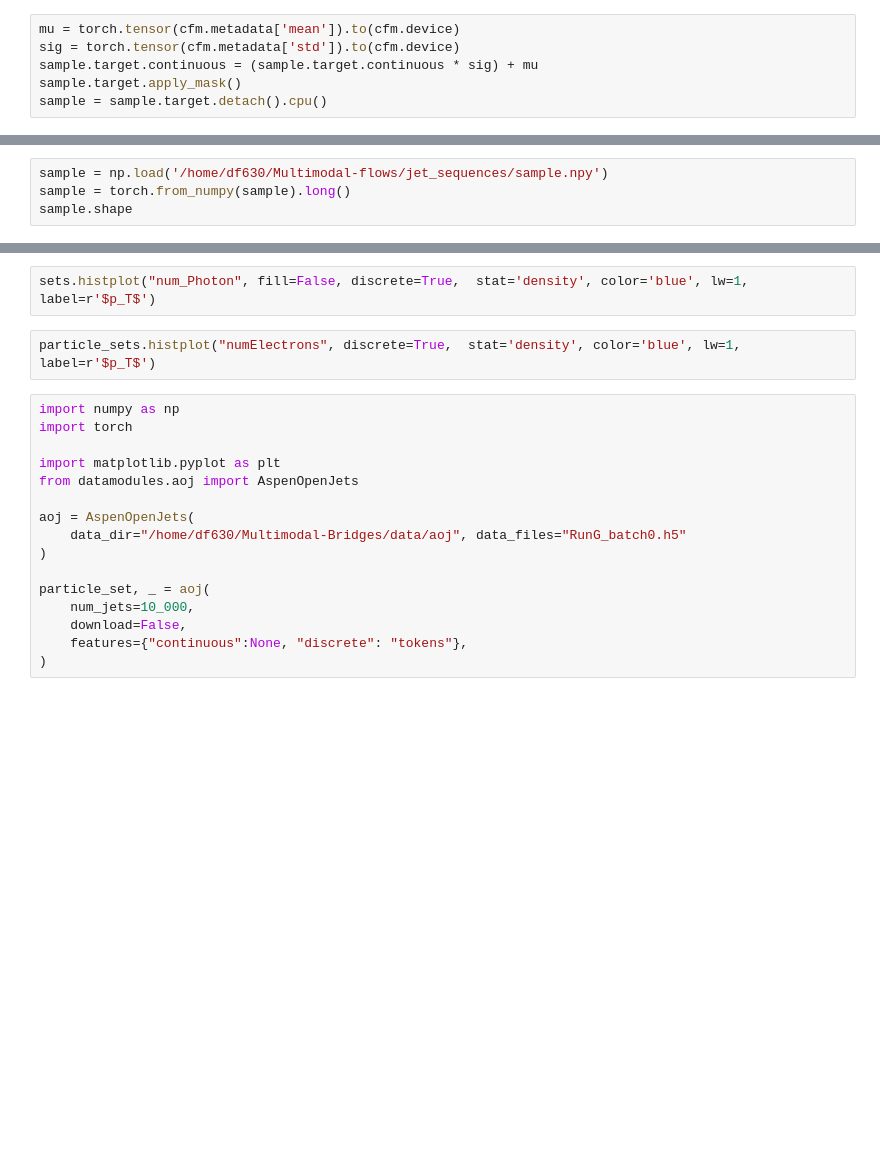
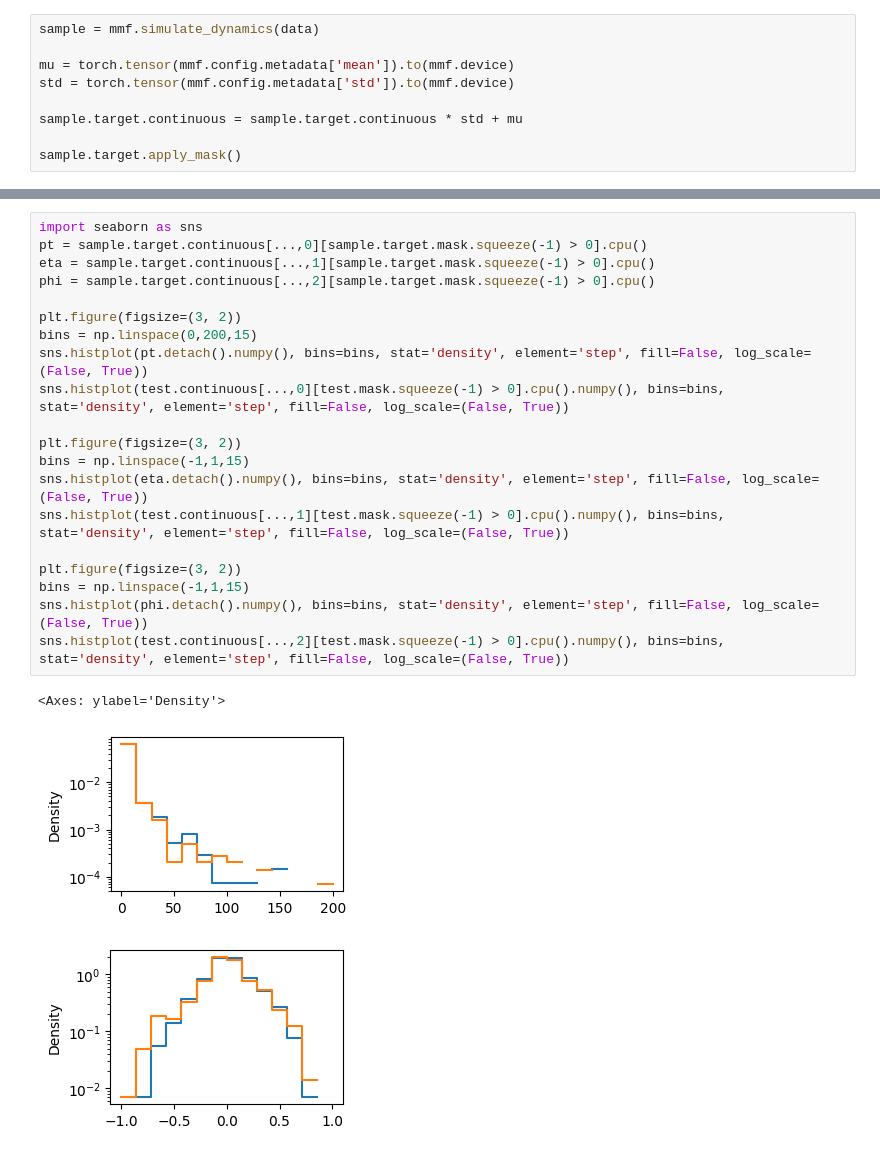
Before and after one commit to dfaroughy/Multimodal-flows, a Jupyter notebook: notebooks/CFM_results.ipynb, the cells around one changed output, grey strips where cells are left out. Cells and saved outputs as stored; diff of their text form; blank space fills up the shorter version.

```diff
--- a/notebooks/CFM_results.ipynb
+++ b/notebooks/CFM_results.ipynb
@@ -181,6 +232,9 @@ tensor([[ 0.5993, -0.7434,  0.1413],
 # %%
-mu = torch.tensor(cfm.metadata['mean']).to(cfm.device)
-sig = torch.tensor(cfm.metadata['std']).to(cfm.device)
-sample.target.continuous = (sample.target.continuous * sig) + mu
+sample = mmf.simulate_dynamics(data)
+
+mu = torch.tensor(mmf.config.metadata['mean']).to(mmf.device)
+std = torch.tensor(mmf.config.metadata['std']).to(mmf.device)
+
+sample.target.continuous = sample.target.continuous * std + mu
+
 sample.target.apply_mask()
-sample = sample.target.detach().cpu()
@@ -266,4 +260,0 @@ tensor([[3, 3, 4,  ..., 0, 0, 0],
-# %%
-sample = np.load('/home/df630/Multimodal-flows/jet_sequences/sample.npy')
-sample = torch.from_numpy(sample).long()
-sample.shape
@@ -440,20 +261,24 @@ tensor([[ 0., 10.,  3.,  ...,  0.,  0.,  0.],
-# %%
-sets.histplot("num_Photon", fill=False, discrete=True,  stat='density', color='blue', lw=1, label=r'$p_T$')
-# %%
-particle_sets.histplot("numElectrons", discrete=True,  stat='density', color='blue', lw=1, label=r'$p_T$')
-# %%
-import numpy as np
-import torch
-
-import matplotlib.pyplot as plt
-from datamodules.aoj import AspenOpenJets
-
-aoj = AspenOpenJets(
-    data_dir="/home/df630/Multimodal-Bridges/data/aoj", data_files="RunG_batch0.h5"
-)
-
-particle_set, _ = aoj(
-    num_jets=10_000,
-    download=False,
-    features={"continuous":None, "discrete": "tokens"},
-)
+# %%
+import seaborn as sns
+pt = sample.target.continuous[...,0][sample.target.mask.squeeze(-1) > 0].cpu()
+eta = sample.target.continuous[...,1][sample.target.mask.squeeze(-1) > 0].cpu()
+phi = sample.target.continuous[...,2][sample.target.mask.squeeze(-1) > 0].cpu()
+
+plt.figure(figsize=(3, 2))
+bins = np.linspace(0,200,15)
+sns.histplot(pt.detach().numpy(), bins=bins, stat='density', element='step', fill=False, log_scale=(False, True))
+sns.histplot(test.continuous[...,0][test.mask.squeeze(-1) > 0].cpu().numpy(), bins=bins, stat='density', element='step', fill=False, log_scale=(False, True))
+
+plt.figure(figsize=(3, 2))
+bins = np.linspace(-1,1,15)
+sns.histplot(eta.detach().numpy(), bins=bins, stat='density', element='step', fill=False, log_scale=(False, True))
+sns.histplot(test.continuous[...,1][test.mask.squeeze(-1) > 0].cpu().numpy(), bins=bins, stat='density', element='step', fill=False, log_scale=(False, True))
+
+plt.figure(figsize=(3, 2))
+bins = np.linspace(-1,1,15)
+sns.histplot(phi.detach().numpy(), bins=bins, stat='density', element='step', fill=False, log_scale=(False, True))
+sns.histplot(test.continuous[...,2][test.mask.squeeze(-1) > 0].cpu().numpy(), bins=bins, stat='density', element='step', fill=False, log_scale=(False, True))
+# %% [output]
+<Axes: ylabel='Density'>
+[figure, added]
+[figure, added]
```
Also changed, not shown: parts of 37 cells of this notebook, 5 other files.
